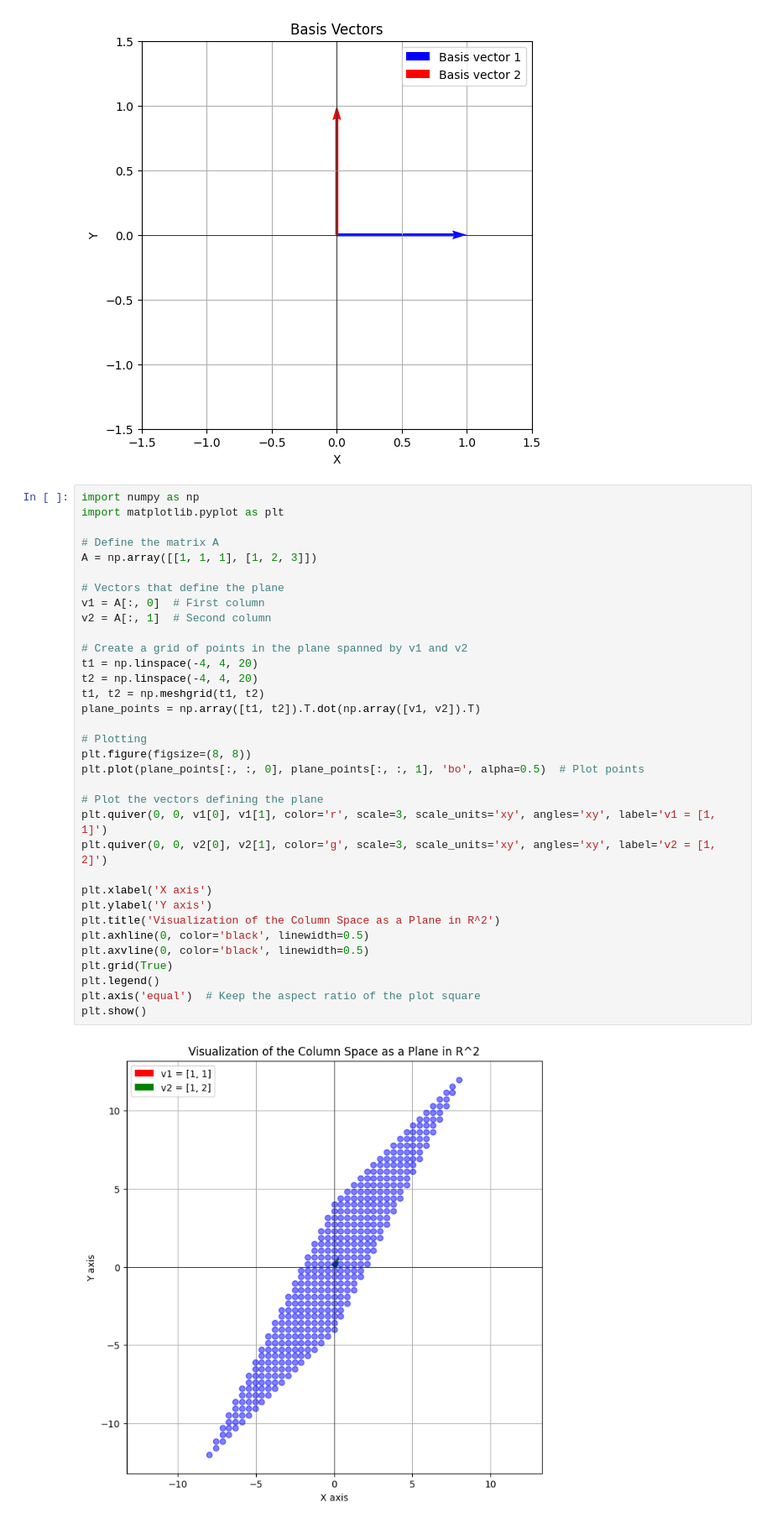
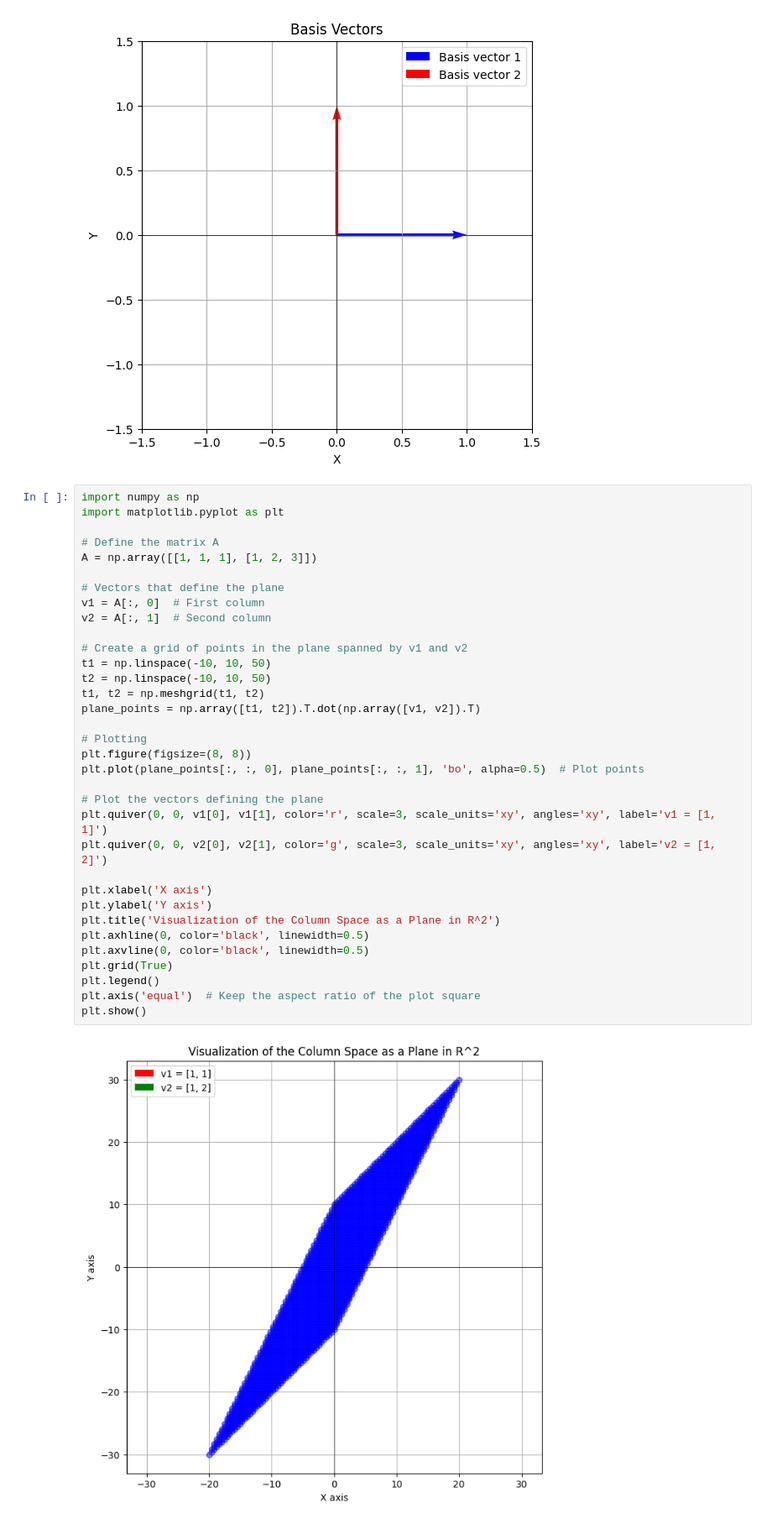
Before and after one commit to hucarlos08/GEO-ML, a Jupyter notebook: Lessons/Basics.ipynb, the cells around one changed output. Shown at 84% size. Saved outputs shown, nothing was run; the diff lists cells and outputs as text.

```diff
--- a/Lessons/Basics.ipynb
+++ b/Lessons/Basics.ipynb
@@ -179,36 +179,36 @@ import matplotlib.pyplot as plt
 
 # Define the matrix A
 A = np.array([[1, 1, 1], [1, 2, 3]])
 
 # Vectors that define the plane
 v1 = A[:, 0]  # First column
 v2 = A[:, 1]  # Second column
 
 # Create a grid of points in the plane spanned by v1 and v2
-t1 = np.linspace(-4, 4, 20)
-t2 = np.linspace(-4, 4, 20)
+t1 = np.linspace(-10, 10, 50)
+t2 = np.linspace(-10, 10, 50)
 t1, t2 = np.meshgrid(t1, t2)
 plane_points = np.array([t1, t2]).T.dot(np.array([v1, v2]).T)
 
 # Plotting
 plt.figure(figsize=(8, 8))
 plt.plot(plane_points[:, :, 0], plane_points[:, :, 1], 'bo', alpha=0.5)  # Plot points
 
 # Plot the vectors defining the plane
 plt.quiver(0, 0, v1[0], v1[1], color='r', scale=3, scale_units='xy', angles='xy', label='v1 = [1, 1]')
 plt.quiver(0, 0, v2[0], v2[1], color='g', scale=3, scale_units='xy', angles='xy', label='v2 = [1, 2]')
 
 plt.xlabel('X axis')
 plt.ylabel('Y axis')
 plt.title('Visualization of the Column Space as a Plane in R^2')
 plt.axhline(0, color='black', linewidth=0.5)
 plt.axvline(0, color='black', linewidth=0.5)
 plt.grid(True)
 plt.legend()
 plt.axis('equal')  # Keep the aspect ratio of the plot square
 plt.show()
 # %% [output]
-[figure, old version]
+[figure, new version]
 # %%
 import numpy as np
 import matplotlib.pyplot as plt
```
Also changed, not shown: parts of 3 cells of this notebook, 1 other file.
